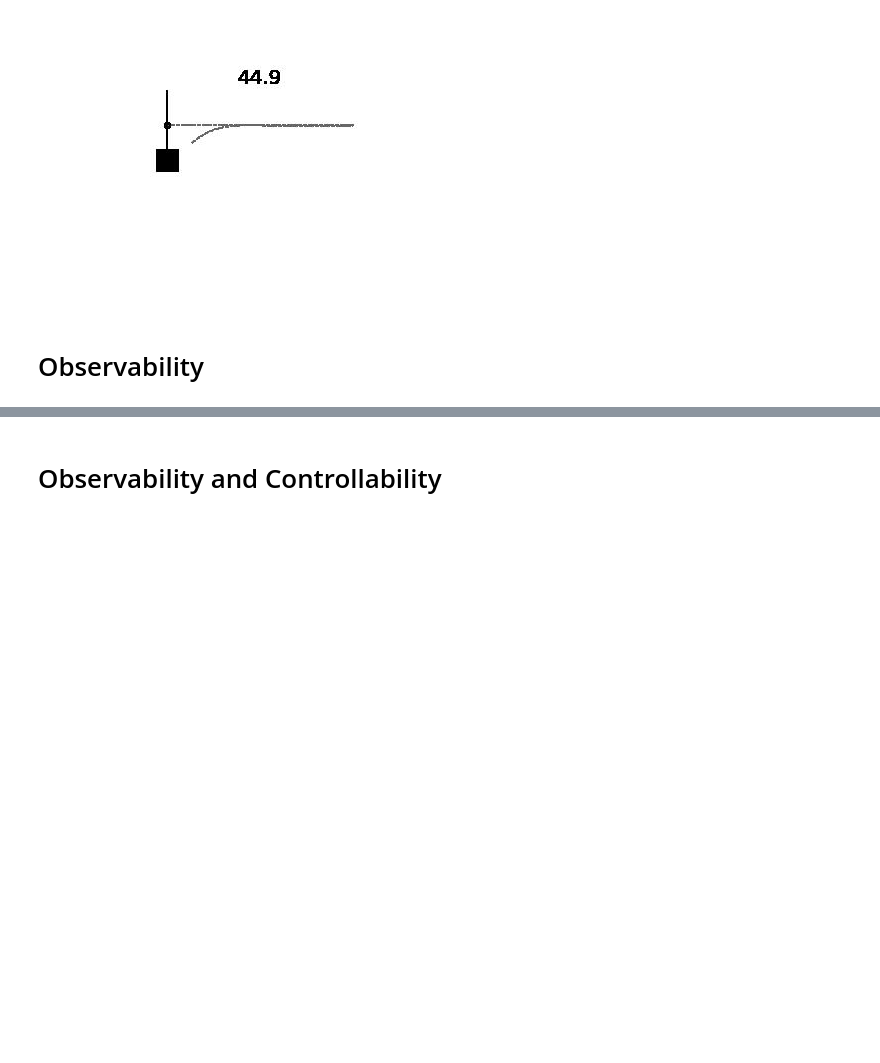
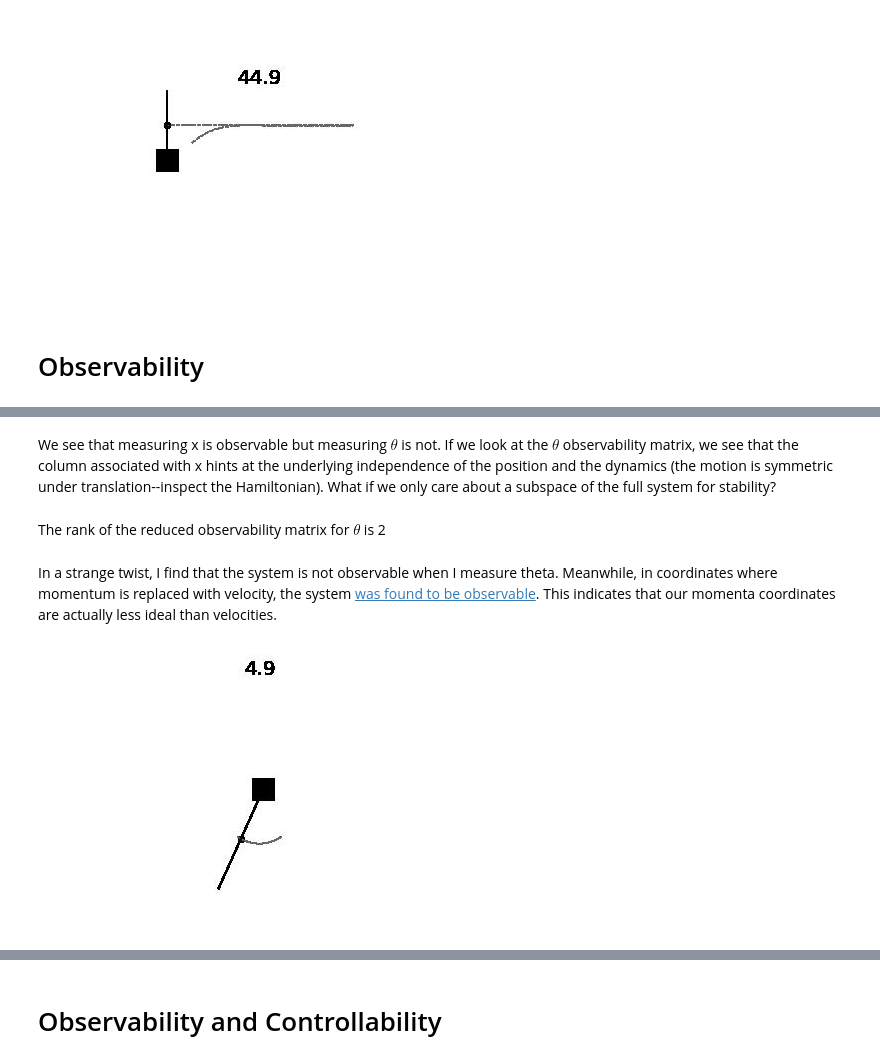
Before and after one commit to andgoldschmidt/cartpole, a Jupyter notebook: Cartpole_Controller.ipynb, the cells around one changed output, grey strips where cells are left out. Saved outputs shown, nothing was run; the diff lists cells and outputs as text; code cells hidden in the pictures; blank space fills up the shorter version.

Commit message:
Added section on observability to example

```diff
--- a/Cartpole_Controller.ipynb
+++ b/Cartpole_Controller.ipynb
@@ -248,0 +242,11 @@ matrix([[0.52806572, 0.31622777, 0.82149746, 0.04908965]])
+# %% [markdown]
+We see that measuring x is observable but measuring $\theta$ is not. If we look at the $\theta$ observability matrix, we see that the column associated with x hints at the underlying independence of the position and the dynamics (the motion is symmetric under translation--inspect the Hamiltonian). What if we only care about a subspace of the full system for stability?
+# %%
+res = obsv(np.array([0,1,0]), A[1:,1:])
+display(Markdown(r"""The rank of the reduced
+                     observability matrix for $\theta$ is {}""".format(np.linalg.matrix_rank(res))))
+# %% [output]
+The rank of the reduced
+                     observability matrix for $\theta$ is 2
+# %% [markdown]
+In a strange twist, I find that the system is not observable when I measure theta. Meanwhile, in coordinates where momentum is replaced with velocity, the system [was found to be observable](http://www.youtube.com/watch?v=DLytfA10RR8&t=3m39s). This indicates that our momenta coordinates are actually less ideal than velocities.
@@ -248,0 +256,21 @@ matrix([[0.52806572, 0.31622777, 0.82149746, 0.04908965]])
+# %%
+# We'll look at the pendulum down position
+c = ch.cartpole({'mass_cart': 5, 'mass_pole': 1, 'length_pole': 4, 'gravity': 10, 'friction': 0})
+tmin, tmax = [0,50.5]
+dt=.01
+time = np.linspace(tmin,tmax,int((tmax-tmin)/dt))
+
+A = c.A(-1)
+B = c.B(1)
+C = np.array([[1,0,0,0]])
+D = np.zeros([C.shape[0], B.shape[1]])
+ss = signal.StateSpace(A, B, C, D)
+
+x0 = np.array([0, 0, 0.5, 0]) # relative to stationary point
+xs = np.array([[0],[0],[np.pi],[0]])
+tout, yout, xout = signal.lsim(ss, np.zeros_like(time[:500]), time[:500], x0)
+x,px,th,pth = xout.T - xs
+
+ch.make_movie_with_buffer(c, x, th, tout, tdiv=10)
+# %% [output]
+[figure, added]
```
Also changed, not shown: parts of 19 cells of this notebook, 1 other file.
